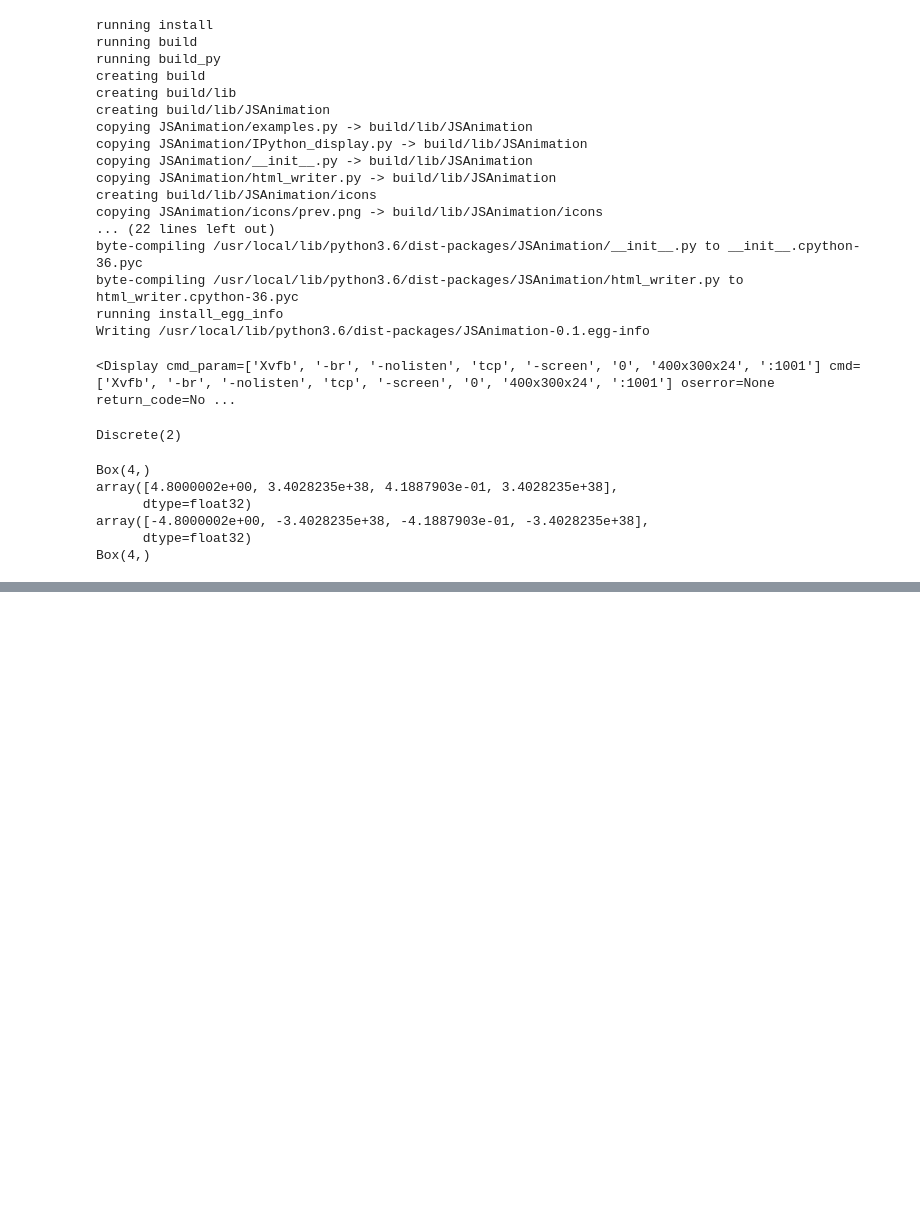
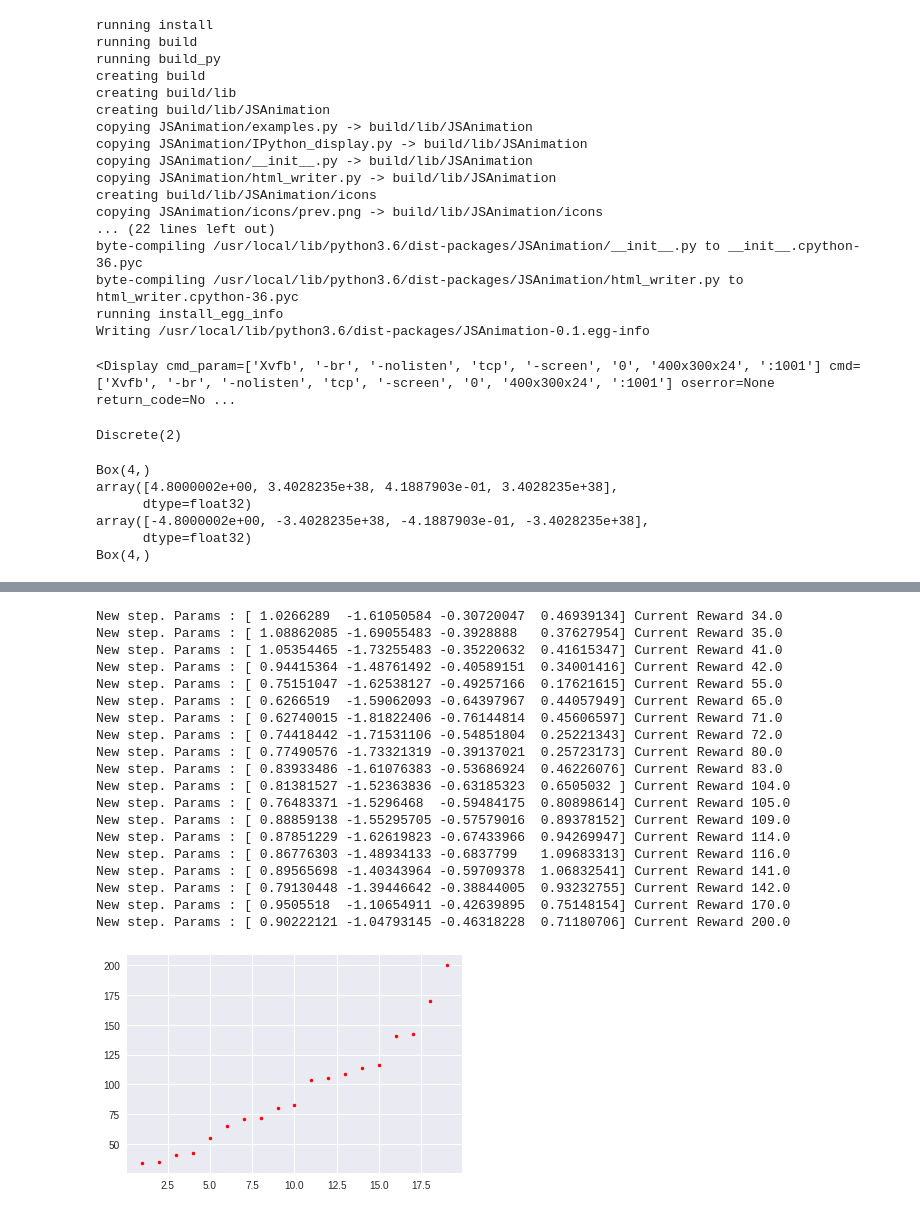
Before and after one commit to samagra14/machine-learning-projects, a Jupyter notebook: CartpoleBegin.ipynb, the cells around one changed output, grey strips where cells are left out. Drawn from its saved outputs; the diff is of its cells as text; code cells hidden in the pictures; blank space fills up the shorter version.

```diff
--- a/CartpoleBegin.ipynb
+++ b/CartpoleBegin.ipynb
@@ -184,0 +171,53 @@ display_frames_as_gif(frames)
+# %%
+# Hill climbing algorithm
+
+def hill_climbing(env,iterations,lr):
+  obs_dim = env.observation_space.shape[0]
+  params = np.random.normal(0.0,1.0,(obs_dim,))-0.3
+  count = 0
+  currRew = -1
+  rewards = []
+  counts = []
+  for i in range(iterations):
+    vec = np.random.normal(0.0,1.0,(obs_dim,))*lr
+    new_param = params+vec
+    obs = env.reset()
+    episodeRew = 0
+    for t in range(500):
+      obs,rew,done,_ = env.step(policy(new_param,obs))
+      episodeRew+=rew
+      if done:
+        break
+    if episodeRew > currRew :
+      rewards.append(episodeRew)
+      currRew = episodeRew
+      params = new_param
+      count+=1
+      counts.append(count)
+      print("New step. Params : {} Current Reward {}".format(params,currRew))
+  return params,counts,rewards
+# %%
+params,counts,rews = hill_climbing(env,10000,0.1)
+plt.plot(counts,rews,'r.')
+plt.show()
+# %% [output]
+New step. Params : [ 1.0266289  -1.61050584 -0.30720047  0.46939134] Current Reward 34.0
+New step. Params : [ 1.08862085 -1.69055483 -0.3928888   0.37627954] Current Reward 35.0
+New step. Params : [ 1.05354465 -1.73255483 -0.35220632  0.41615347] Current Reward 41.0
+New step. Params : [ 0.94415364 -1.48761492 -0.40589151  0.34001416] Current Reward 42.0
+New step. Params : [ 0.75151047 -1.62538127 -0.49257166  0.17621615] Current Reward 55.0
+New step. Params : [ 0.6266519  -1.59062093 -0.64397967  0.44057949] Current Reward 65.0
+New step. Params : [ 0.62740015 -1.81822406 -0.76144814  0.45606597] Current Reward 71.0
+New step. Params : [ 0.74418442 -1.71531106 -0.54851804  0.25221343] Current Reward 72.0
+New step. Params : [ 0.77490576 -1.73321319 -0.39137021  0.25723173] Current Reward 80.0
+New step. Params : [ 0.83933486 -1.61076383 -0.53686924  0.46226076] Current Reward 83.0
+New step. Params : [ 0.81381527 -1.52363836 -0.63185323  0.6505032 ] Current Reward 104.0
+New step. Params : [ 0.76483371 -1.5296468  -0.59484175  0.80898614] Current Reward 105.0
+New step. Params : [ 0.88859138 -1.55295705 -0.57579016  0.89378152] Current Reward 109.0
+New step. Params : [ 0.87851229 -1.62619823 -0.67433966  0.94269947] Current Reward 114.0
+New step. Params : [ 0.86776303 -1.48934133 -0.6837799   1.09683313] Current Reward 116.0
+New step. Params : [ 0.89565698 -1.40343964 -0.59709378  1.06832541] Current Reward 141.0
+New step. Params : [ 0.79130448 -1.39446642 -0.38844005  0.93232755] Current Reward 142.0
+New step. Params : [ 0.9505518  -1.10654911 -0.42639895  0.75148154] Current Reward 170.0
+New step. Params : [ 0.90222121 -1.04793145 -0.46318228  0.71180706] Current Reward 200.0
+[figure, added]
```
Also changed, not shown: parts of 5 cells of this notebook.
